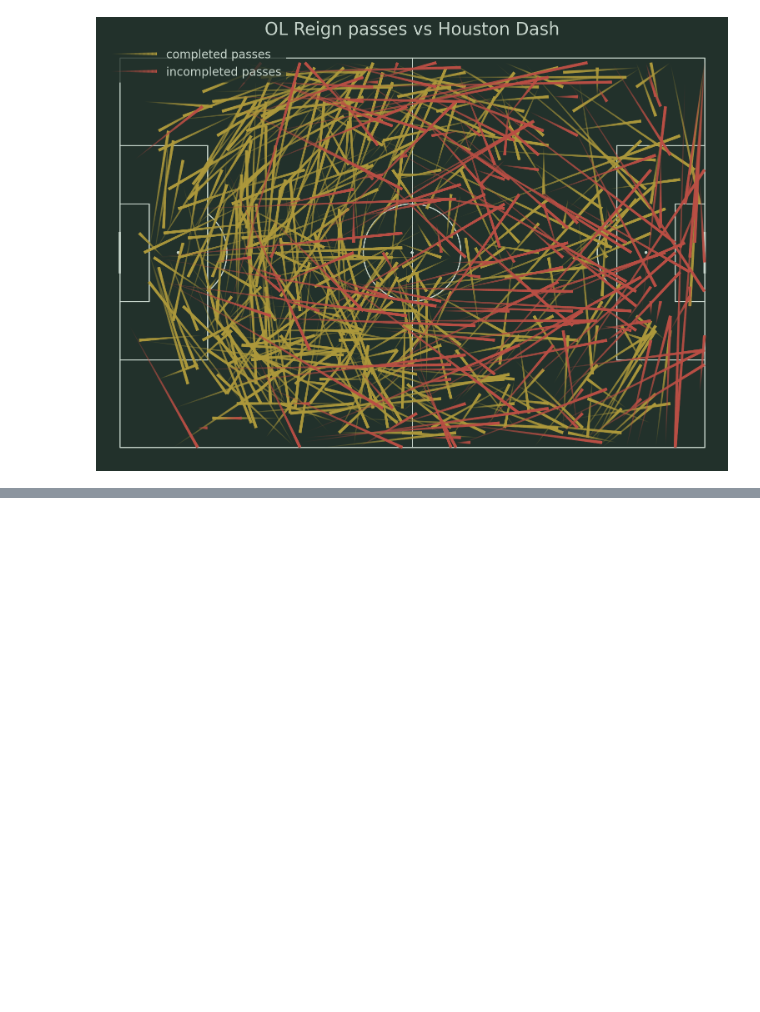
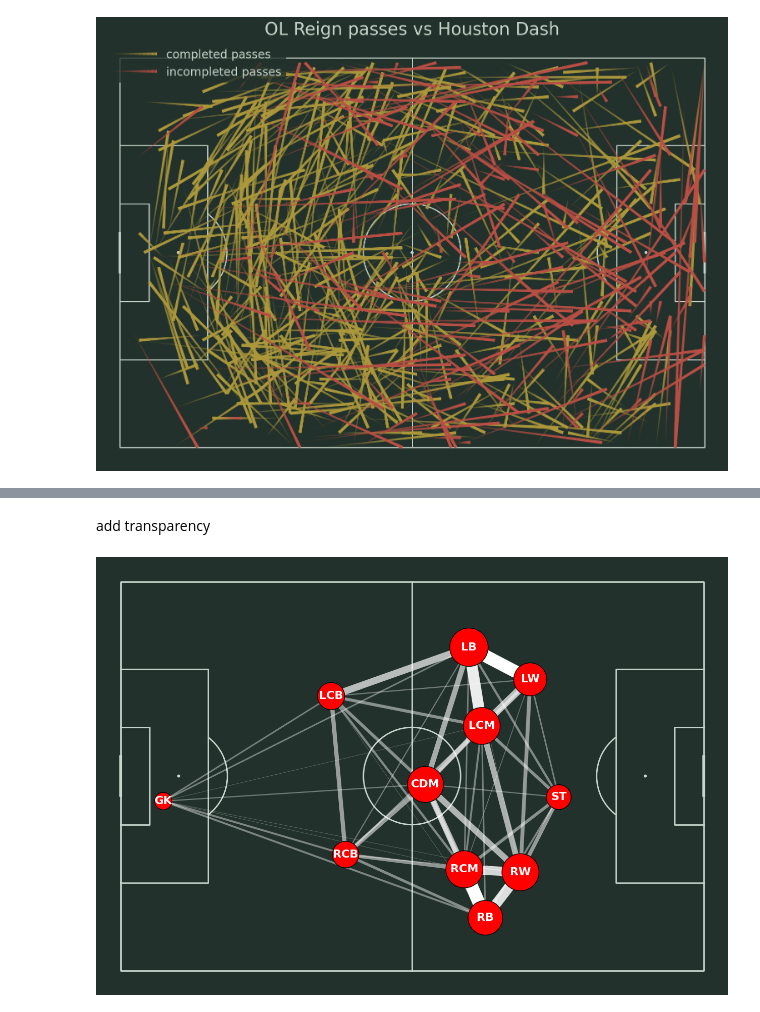
Before and after one commit to TheoGuil/soccer-tracking, a Jupyter notebook: notebooks/display_graph.ipynb, the cells around one changed output, grey strips where cells are left out. Drawn from its saved outputs; the diff is of its cells as text; code cells hidden in the pictures; blank space fills up the shorter version.

Commit message:
add pass network graph on the dashboard

```diff
--- a/notebooks/display_graph.ipynb
+++ b/notebooks/display_graph.ipynb
@@ -82,0 +96,6 @@ ax_title = ax.set_title(f'{team1} passes vs {team2}', fontsize=30)
+# %%
+formation_dict = {1: 'GK', 2: 'RB', 3: 'RCB', 4: 'CB', 5: 'LCB', 6: 'LB', 7: 'RWB',
+                  8: 'LWB', 9: 'RDM', 10: 'CDM', 11: 'LDM', 12: 'RM', 13: 'RCM',
+                  14: 'CM', 15: 'LCM', 16: 'LM', 17: 'RW', 18: 'RAM', 19: 'CAM',
+                  20: 'LAM', 21: 'LW', 22: 'RCF', 23: 'ST', 24: 'LCF', 25: 'SS'}
+players['position_abbreviation'] = players.position_id.map(formation_dict)
@@ -82,0 +185,7 @@ ax_title = ax.set_title(f'{team1} passes vs {team2}', fontsize=30)
+# %%
+MAX_LINE_WIDTH = 18
+MAX_MARKER_SIZE = 3000
+passes_between['width'] = (passes_between.pass_count / passes_between.pass_count.max() *
+                           MAX_LINE_WIDTH)
+average_locs_and_count['marker_size'] = (average_locs_and_count['count']
+                                         / average_locs_and_count['count'].max() * MAX_MARKER_SIZE)
@@ -82,0 +209,2 @@ ax_title = ax.set_title(f'{team1} passes vs {team2}', fontsize=30)
+# %% [markdown]
+add transparency
@@ -82,0 +214,37 @@ ax_title = ax.set_title(f'{team1} passes vs {team2}', fontsize=30)
+# %%
+MIN_TRANSPARENCY = 0.3
+color = np.array(to_rgba('white'))
+color = np.tile(color, (len(passes_between), 1))
+c_transparency = passes_between.pass_count / passes_between.pass_count.max()
+c_transparency = (c_transparency * (1 - MIN_TRANSPARENCY)) + MIN_TRANSPARENCY
+color[:, 3] = c_transparency
+# %%
+pitch = Pitch(pitch_type='statsbomb',
+              pitch_color='#22312b', line_color='#c7d5cc')
+
+fig, ax = pitch.draw(figsize=(16, 11),
+                     constrained_layout=True, tight_layout=False)
+
+fig.set_facecolor("#22312b")
+pass_lines = pitch.lines(
+    passes_between.x,
+    passes_between.y,
+    passes_between.x_end,
+    passes_between.y_end,
+    lw=passes_between.width,
+    color=color, zorder=1, ax=ax)
+
+pass_nodes = pitch.scatter(
+    average_locs_and_count.x,
+    average_locs_and_count.y,
+    s=average_locs_and_count.marker_size,
+    color='red', edgecolors='black', linewidth=1, alpha=1, ax=ax)
+
+for index, row in average_locs_and_count.iterrows():
+    pitch.annotate(
+        row.name,
+        xy=(row.x, row.y), c='white',
+        va='center', ha='center',
+        size=16, weight='bold', ax=ax)
+# %% [output]
+[figure, added]
```
Also changed, not shown: parts of 13 cells of this notebook, 2 other files.
